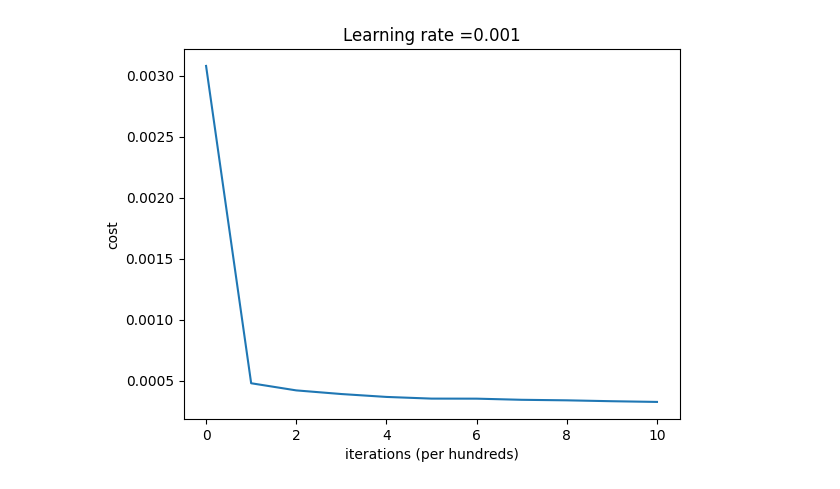
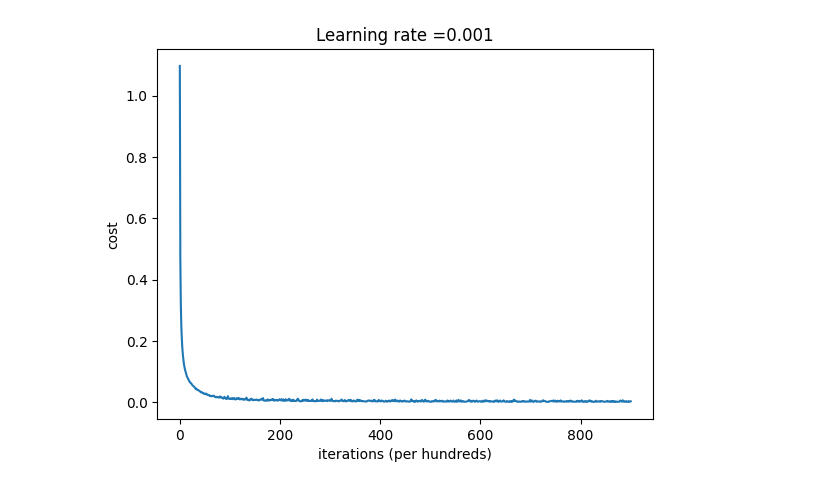
Before and after one commit to roshankaranth/nn_from_scratch_MNIST_dataset, a Jupyter notebook: nn.ipynb, the cells around one changed output. Saved outputs shown, nothing was run; the diff lists cells and outputs as text; code cells hidden in the pictures.

```diff
--- a/nn.ipynb
+++ b/nn.ipynb
@@ -288,13 +352,13 @@ def adam_optimizer(grads,parameters,v,s,learning_rate, beta_1, beta_2,t, epsilon
     return parameters,v,s
 # %%
 def predict(parameters,X,Y):
-    A,_ = forward_propogation(X,parameters,1)
+    A,_ = forward_propogation(X, parameters, keep_prob=1, epsilon=1e-8, training=True)
     prediction = np.argmax(A,0)
     accuracy = np.sum(prediction==Y)/A.shape[1]
     return accuracy,prediction
 # %%
 def initialize_adam(parameters):
-    L = len(parameters)//2
+    L = sum(1 for k in parameters.keys() if k.startswith("W"))
 
     v = {}
     s = {}
@@ -305,6 +369,12 @@ def initialize_adam(parameters):
         s[f"dW{l}"] = np.zeros(parameters[f"W{l}"].shape)
         s[f"db{l}"] = np.zeros(parameters[f"b{l}"].shape)
 
+        if f"gamma{l}" in parameters:
+            v[f"dgamma{l}"] = np.zeros(parameters[f"gamma{l}"].shape)
+            v[f"dbeta{l}"] = np.zeros(parameters[f"beta{l}"].shape)
+            s[f"dgamma{l}"] = np.zeros(parameters[f"gamma{l}"].shape)
+            s[f"dbeta{l}"] = np.zeros(parameters[f"beta{l}"].shape)
+
     return v,s
 # %%
 def initialize_mini_batch(X,Y,mini_batch_size,seed):
@@ -326,8 +396,9 @@ def initialize_mini_batch(X,Y,mini_batch_size,seed):
         mini_batches.append(mini_batch)
 
     if m%mini_batch_size != 0:
-        mini_batch_X = X_shuffled[:,mini_batch_size*(i+1) : ]
-        mini_batch_Y = Y_shuffled[:,mini_batch_size*(i+1) : ]
+        mini_batch_X = X_shuffled[:,mini_batch_size*(num_mini_batches) : ]
+        mini_batch_Y = Y_shuffled[:,mini_batch_size*(num_mini_batches) : ]
+        mini_batch = (mini_batch_X, mini_batch_Y)
         mini_batches.append(mini_batch)
 
     return mini_batches
@@ -380,7 +451,7 @@ def model(X,Y,layer_dims,learning_rate,epochs,lambd,keep_prob,mini_batch_size,be
         num_batches = len(mini_batches)
         for i in range(num_batches):
             x,y = mini_batches[i]
-            AL,caches = forward_propogation(x,parameters,keep_prob)
+            AL,caches = forward_propogation(x, parameters, keep_prob, epsilon=1e-8, training=True)
             J = compute_cost(y,AL,parameters,lambd)
             grads = backpropogation(AL, caches, y,lambd,keep_prob)
             #parameters = update_parameters(grads, parameters, learning_rate)
@@ -389,12 +460,12 @@ def model(X,Y,layer_dims,learning_rate,epochs,lambd,keep_prob,mini_batch_size,be
 
             avg_cost += J
 
-        avg_cost = avg_cost/m
+        avg_cost = avg_cost/num_batches
+        J_cache.append(avg_cost)
 
         if e%100 == 0 and print_cost:
             accuracy,_ = predict(parameters,X,Y)
             print(f"Cost at epoch {e} : {avg_cost}, Accuracy of the model : {accuracy*100}%")
-            J_cache.append(avg_cost)
             if accuracy == 1: break
 
         if e%500 == 0 and grad_check:
@@ -410,7 +481,7 @@ def model(X,Y,layer_dims,learning_rate,epochs,lambd,keep_prob,mini_batch_size,be
 # %%
 layer_dims = [num_pixel*num_pixel,25,15,10]
 start = time.time()
-parameters = model(x_train,y_train,layer_dims,0.001,1001,0,0.8,512,0.9,0.999,True,False)
+parameters = model(x_train,y_train,layer_dims,0.001,1001,0,1,512,0.9,0.999,True,False)
 end = time.time()
-print(f"Elapsed time : {end-start} seconds")
+print(f"Elapsed time : {(end-start)/60} mins {(end-start)%60} secs")
 # %% [output]
@@ -428 +498 @@ Cost at epoch 1000 : 0.00032550811640647996, Accuracy of the model : 98.595%
-[figure, old version]
+[figure, new version]
```
Also changed, not shown: parts of 14 cells of this notebook, 1 other file.
